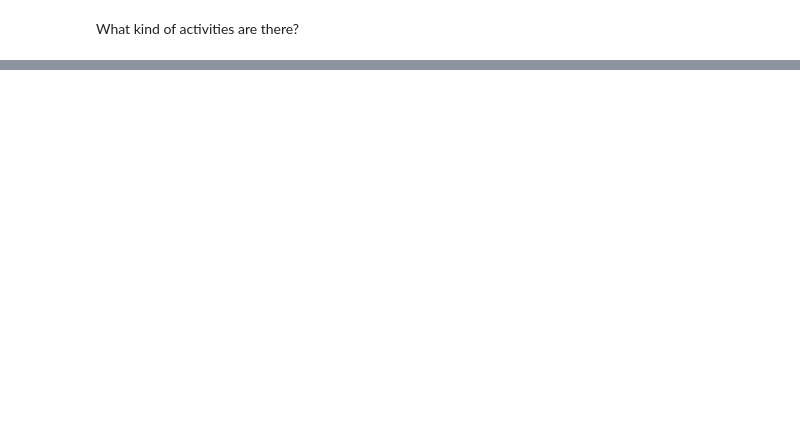
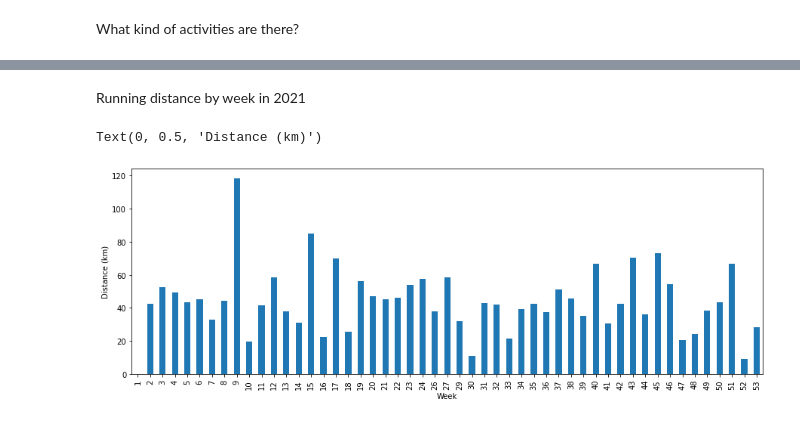
Before and after one commit to evgeniyarbatov/gpx-data-analysis, a Jupyter notebook: Data exploration.ipynb, the cells around one changed output, grey strips where cells are left out. Cells and saved outputs as stored; diff of their text form; code cells hidden in the pictures; blank space fills up the shorter version.

```diff
--- a/Data exploration.ipynb
+++ b/Data exploration.ipynb
@@ -141,0 +144,11 @@ Text(0, 0.5, 'Distance (meters)')
+# %% [markdown]
+Running distance by week in 2021
+# %%
+data_df[(data_df.Sport == "RUNNING") & (data_df.Year == 2021)]\
+    .groupby(['Week'])\
+    .apply(lambda x: x['Distance'].sum()/1000)\
+    .plot(kind='bar', figsize=(15,5))
+plt.ylabel('Distance (km)')
+# %% [output]
+Text(0, 0.5, 'Distance (km)')
+[figure, added]
```
Also changed, not shown: parts of 30 cells of this notebook.
